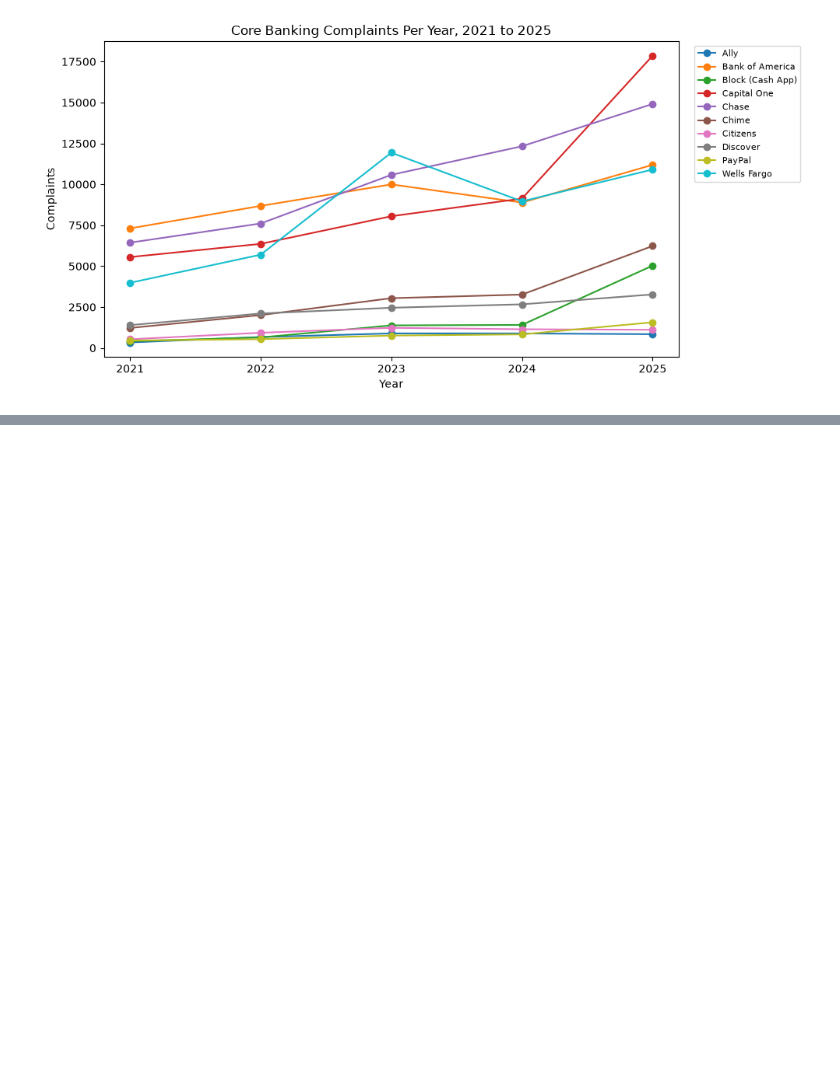
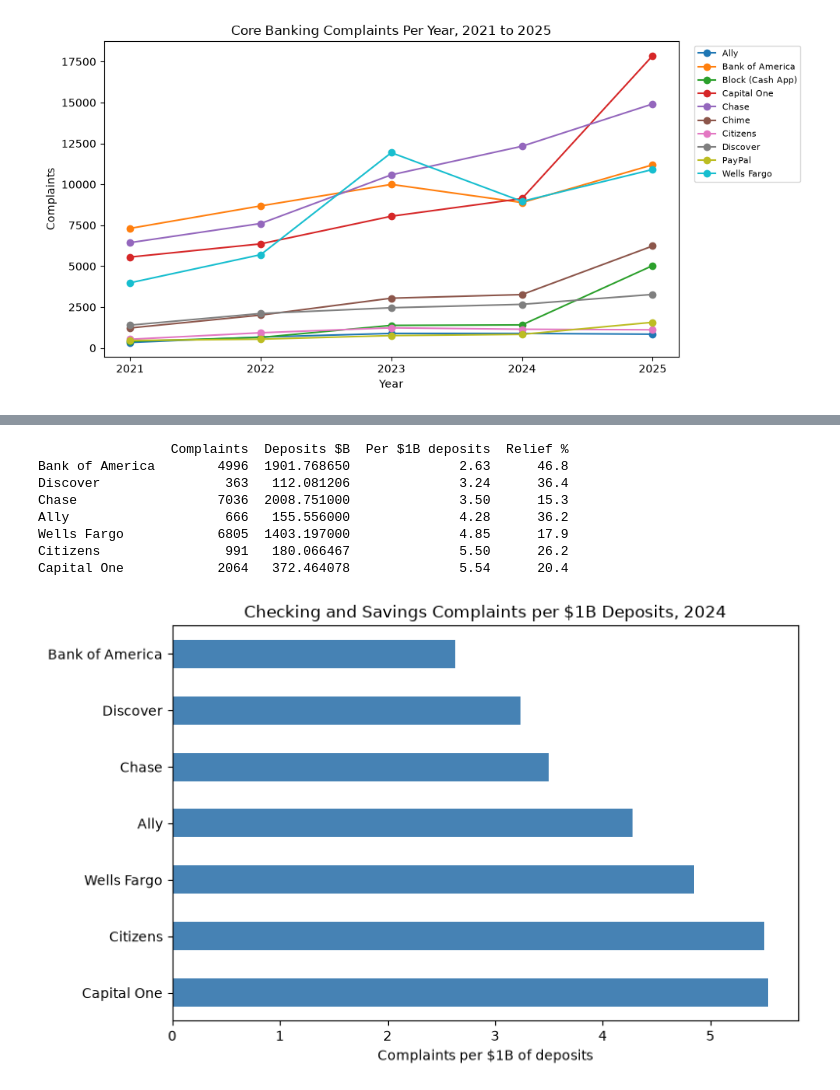
Before and after one commit to Robertthegreat12/bank-showdown, a Jupyter notebook: bank_showdown_analysis.ipynb, the cells around one changed output, grey strips where cells are left out. Drawn from its saved outputs; the diff is of its cells as text; code cells hidden in the pictures; blank space fills up the shorter version.

```diff
--- a/bank_showdown_analysis.ipynb
+++ b/bank_showdown_analysis.ipynb
@@ -292,0 +315,15 @@ plt.show()
+# %%
+deposits_thousands = {   # FDIC BankFind, domestic deposits at 06/30/2024, in $ thousands
+    "Chase": 2_008_751_000,
+    "Bank of America": 1_901_768_650,
+    "Wells Fargo": 1_403_197_000,
+    "Capital One": 372_464_078,
+    "Ally": 155_556_000,
+    "Citizens": 180_066_467,
+    "Discover": 112_081_206,
+}
+chk = core[(core["Product"] == "Checking or savings account") & (core["Year"] == 2024)]
+norm = pd.DataFrame({"Complaints": chk.groupby("Bank").size(),
+                     "Deposits $B": pd.Series(deposits_thousands, dtype=float) / 1_000_000}).dropna()
+norm["Per $1B deposits"] = (norm["Complaints"] / norm["Deposits $B"]).round(2)
+print(norm.sort_values("Per $1B deposits"))
@@ -292,0 +339,22 @@ plt.show()
+# %%
+chk_closed = chk[chk["Company response to consumer"] != "In progress"]
+norm["Relief %"] = chk_closed.groupby("Bank")["Company response to consumer"] \
+    .apply(lambda s: s.str.contains("relief").mean() * 100).round(1)
+print(norm.sort_values("Per $1B deposits"))
+
+norm["Per $1B deposits"].sort_values(ascending=False).plot(kind="barh", color="steelblue", figsize=(8, 5))
+plt.title("Checking and Savings Complaints per $1B Deposits, 2024")
+plt.xlabel("Complaints per $1B of deposits")
+plt.tight_layout()
+plt.savefig("chart_complaints_per_deposit.png", dpi=200)
+plt.show()
+# %% [output]
+                 Complaints  Deposits $B  Per $1B deposits  Relief %
+Bank of America        4996  1901.768650              2.63      46.8
+Discover                363   112.081206              3.24      36.4
+Chase                  7036  2008.751000              3.50      15.3
+Ally                    666   155.556000              4.28      36.2
+Wells Fargo            6805  1403.197000              4.85      17.9
+Citizens                991   180.066467              5.50      26.2
+Capital One            2064   372.464078              5.54      20.4
+[figure, added]
```
Also changed, not shown: parts of 4 cells of this notebook, 4 other files.
